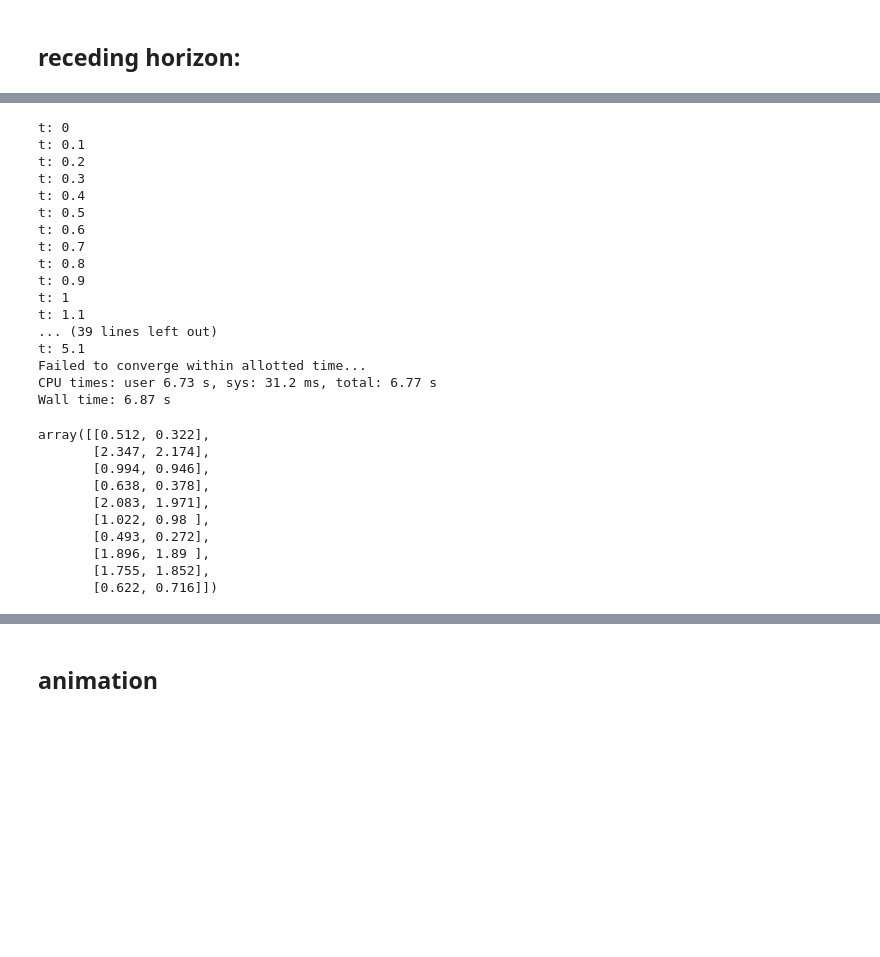
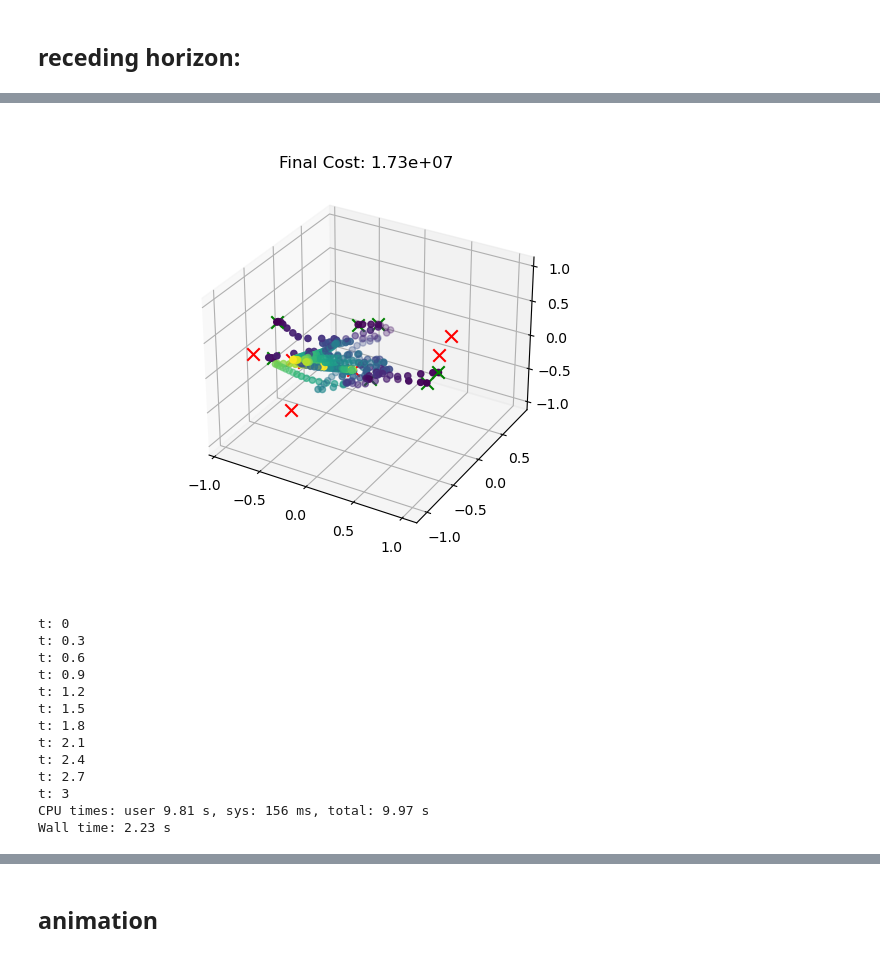
Before and after one commit to labicon/dp-ilqr, a Jupyter notebook: run/main.ipynb, the cells around one changed output, grey strips where cells are left out. Drawn from its saved outputs; the diff is of its cells as text; code cells hidden in the pictures; blank space fills up the shorter version.

```diff
--- a/run/main.ipynb
+++ b/run/main.ipynb
@@ -432,13 +439,18 @@ ilqrProblem(
         prox_cost: <decentralized.cost.ProximityCost object at 0x...>
 )
 )
+# %%
+from multiprocessing import Pool
+pool = Pool(10)
 # %%
 %%time
-step_size = 1
+#Decentralized with multiprocessing:
+step_size = 3
 U0 = np.zeros((N, dynamics.n_u))
 N = 50
+radius = 0.25
 X, U, J = dec.solve_rhc(
-    prob, x0, N, radius,
+    prob, x0, N, radius,pool,
     centralized=False,
     n_d=n_d,
     step_size=step_size,
@@ -468,8 +480,16 @@ Wall time: 28.3 s
+# %%
+plt.figure()
+plot_solve(X, J, x_goal, x_dims, n_d=3)
+plt.savefig('/mnt/c/Users/Randy666/Documents/projects/ICON_lab/decentralized/media/Decentralized_demp.png')
+# %% [output]
+[figure, added]
 # %%
 %%time
-step_size = 1
+#centralized:
+step_size = 3
 U0 = np.zeros((N, dynamics.n_u))
 N = 50
+radius = 0.25
 X, U, J = dec.solve_rhc(
     prob, x0, N, radius,
     centralized=True,
@@ -482,33 +502,16 @@ X, U, J = dec.solve_rhc(
 )
 # %% [output]
 t: 0
-t: 0.1
-t: 0.2
 t: 0.3
-t: 0.4
-t: 0.5
 t: 0.6
-t: 0.7
-t: 0.8
 t: 0.9
-t: 1
-t: 1.1
-... (39 lines left out)
-t: 5.1
-Failed to converge within allotted time...
-CPU times: user 6.73 s, sys: 31.2 ms, total: 6.77 s
-Wall time: 6.87 s
+t: 1.2
+t: 1.5
+t: 1.8
+t: 2.1
+t: 2.4
+t: 2.7
+t: 3
+CPU times: user 9.81 s, sys: 156 ms, total: 9.97 s
+Wall time: 2.23 s
-# %%
-dec.compute_pairwise_distance(np.vstack([X[-1].reshape([-1,1]),x_goal]),x_dims,n_d=3)
-# %% [output]
-array([[0.512, 0.322],
-       [2.347, 2.174],
-       [0.994, 0.946],
-       [0.638, 0.378],
-       [2.083, 1.971],
-       [1.022, 0.98 ],
-       [0.493, 0.272],
-       [1.896, 1.89 ],
-       [1.755, 1.852],
-       [0.622, 0.716]])
 # %%
```
Also changed, not shown: parts of 17 cells of this notebook.
